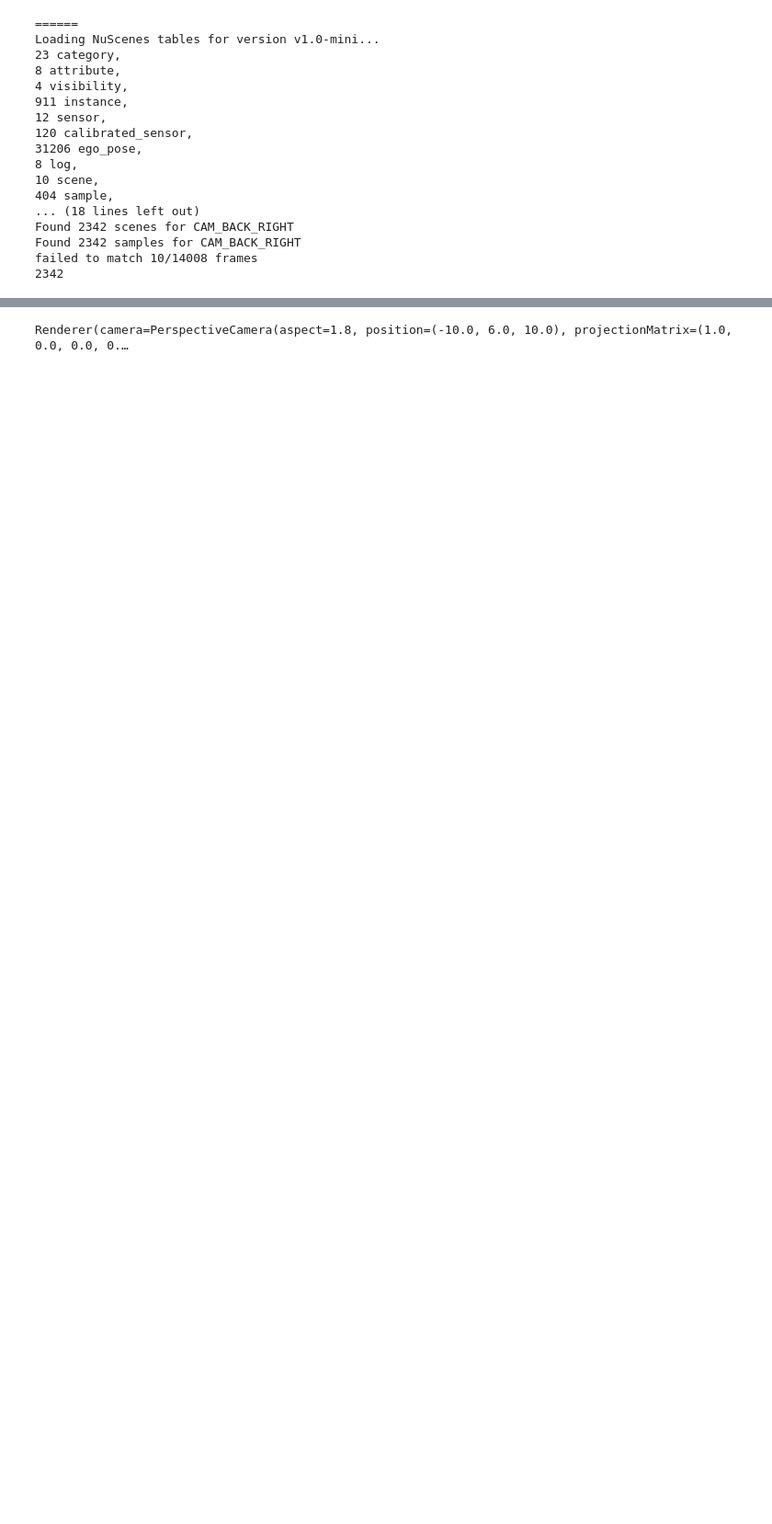
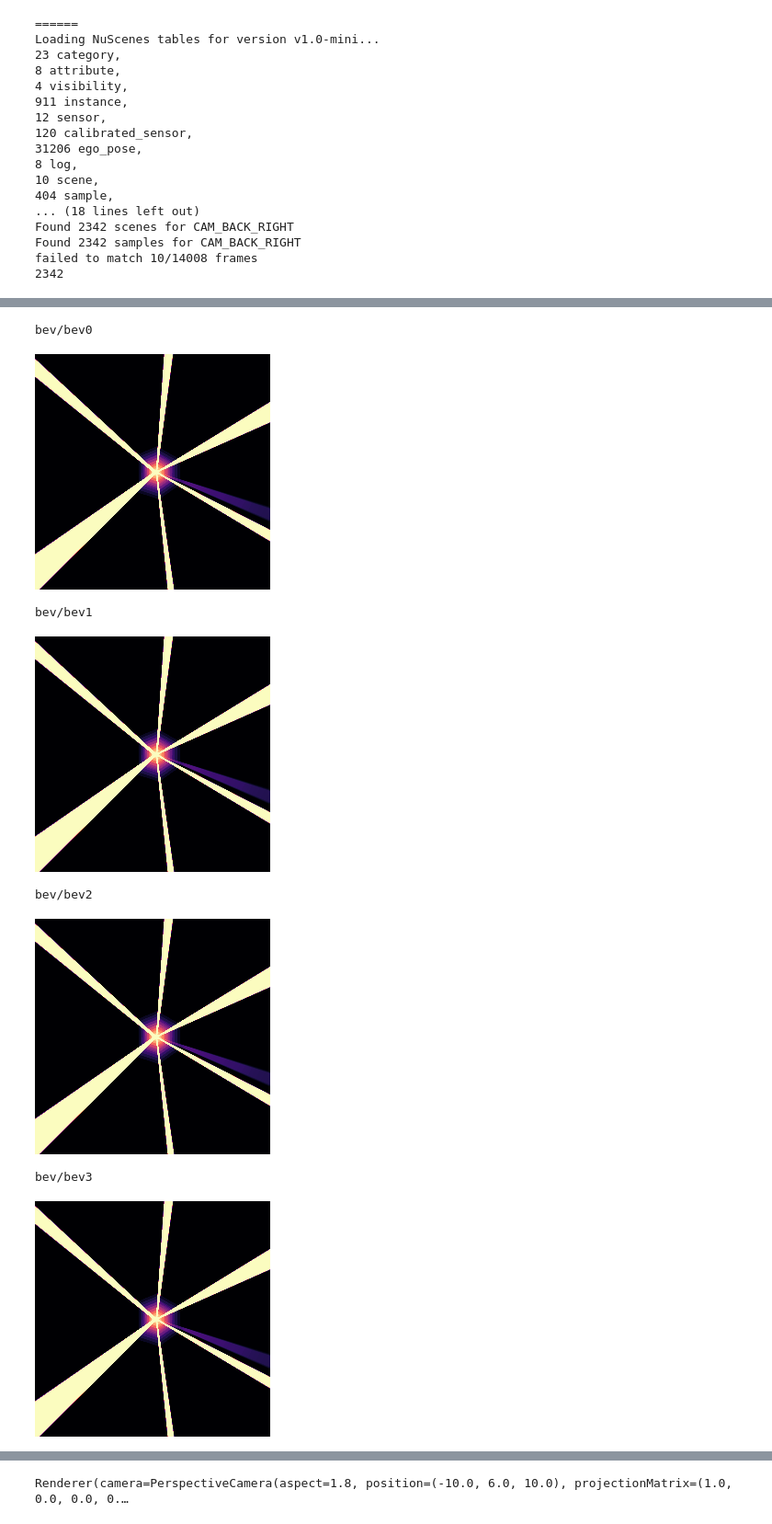
Before and after one commit to d4l3k/torchdrive, a Jupyter notebook: notebooks/model-debug.ipynb, the cells around one changed output, grey strips where cells are left out. Shown at 92% size. Saved outputs shown, nothing was run; the diff lists cells and outputs as text; code cells hidden in the pictures; blank space fills up the shorter version.

```diff
--- a/notebooks/model-debug.ipynb
+++ b/notebooks/model-debug.ipynb
@@ -187,0 +168,49 @@ with torch.no_grad():
+# %%
+%autoreload 2
+from unittest.mock import MagicMock
+from torch.utils.tensorboard import SummaryWriter
+import tempfile
+from torchvision.transforms.functional import to_pil_image
+import os
+
+
+writer = MagicMock(autospec=SummaryWriter)
+
+out = tempfile.TemporaryDirectory()
+
+def add_image(name: str, img: object, global_step: int):
+    if "CAM_FRONT/" in name or "bev" in name or "grid" in name or "dispvoxel" in name or True:
+        print(name)
+        display(to_pil_image(img))
+
+def add_scalar(name: str, val: float, global_step: int):
+    if False:
+        print(name, val)
+
+def add_scalars(name: str, val: float, global_step: int):
+    if 'CAM_FRONT' in name or 'grid' in name or 'depth' in name:
+        print(name, val)
+
+writer.add_image.side_effect = add_image
+writer.add_scalar.side_effect = add_scalar
+writer.add_scalars.side_effect = add_scalars
+
+batch = collate([example]).to(device)
+for cam in batch.color:
+    batch.color[cam] = torch.full_like(batch.color[cam], fill_value=-1000, dtype=torch.float32)
+
+FRAME = 0
+batch.color["CAM_FRONT"][:, FRAME, :, 240:360, 500:580] = 1000.0
+#print(batch.color["CAM_FRONT"].shape)
+
+with torch.no_grad():
+    model(batch=batch, global_step=1000, writer=writer, output=out.name)
+# %% [output]
+bev/bev0
+[figure, added]
+bev/bev1
+[figure, added]
+bev/bev2
+[figure, added]
+bev/bev3
+[figure, added]
```
Also changed, not shown: parts of 3 cells of this notebook, 1 other file.
